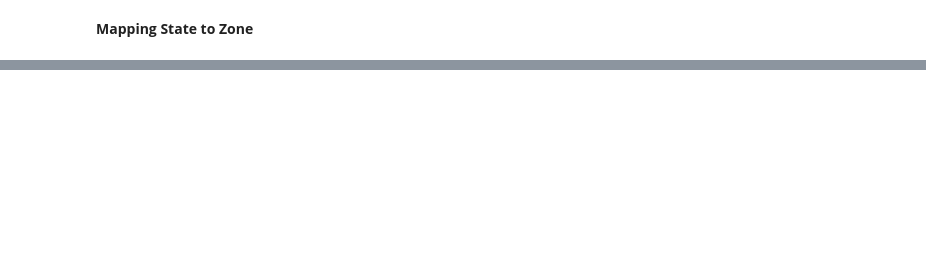
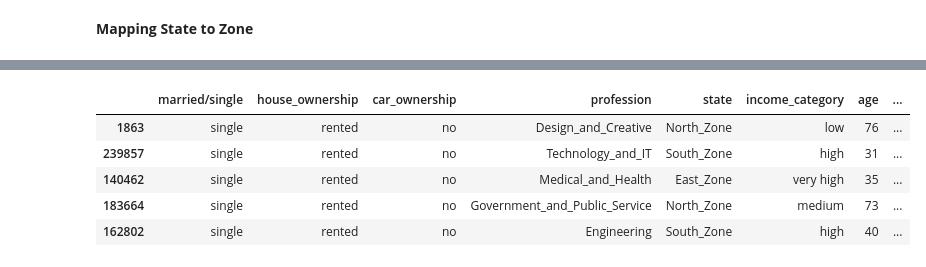
Before and after one commit to mfathul21/loan-prediction, a Jupyter notebook: Loan_Prediction_Based_on_Customers_Behaviour.ipynb, the cells around one changed output, grey strips where cells are left out. Cells and saved outputs as stored; diff of their text form; code cells hidden in the pictures; blank space fills up the shorter version.

```diff
--- a/Loan_Prediction_Based_on_Customers_Behaviour.ipynb
+++ b/Loan_Prediction_Based_on_Customers_Behaviour.ipynb
@@ -727,0 +791,18 @@ df
+# %%
+alpha = 0.05
+categorical_col = df.select_dtypes(['object', 'category']).columns
+
+for col in categorical_col:
+  obs = contingency_table('risk_flag', col)
+  rest = chi2_contingency(obs)
+  new_assign = pd.DataFrame({'column':[col], 'p_value':[rest.pvalue]})
+  df_test = pd.concat([df_test, new_assign], ignore_index=True)
+  print(col)
+  print(rest.pvalue)
+
+  if rest.pvalue < 0.05:
+    print('Ada cukup bukti tolak hipotesis nol')
+    print(f'Terdapat hubungan yang signifikan antara {col} dan Risk Flag \n')
+  else:
+    print('Tidak ada cukup bukti, gagal tolak hipotesis nol')
+    print(f'Tidak terdapat hubungan yang signifikan antara {col} dan Risk Flag \n')
@@ -727,0 +884,13 @@ df
+# %%
+features = df_test[df_test['p_value'] < 0.05]['column'].to_list()
+features.append('risk_flag')
+
+df_new = df[features]
+df_new.sample(5)
+# %% [output]
+|  | married/single | house_ownership | car_ownership | profession | state | income_category | age | ... |
+| 1863 | single | rented | no | Design_and_Creative | North_Zone | low | 76 | ... |
+| 239857 | single | rented | no | Technology_and_IT | South_Zone | high | 31 | ... |
+| 140462 | single | rented | no | Medical_and_Health | East_Zone | very high | 35 | ... |
+| 183664 | single | rented | no | Government_and_Public_Service | North_Zone | medium | 73 | ... |
+| 162802 | single | rented | no | Engineering | South_Zone | high | 40 | ... |
```
Also changed, not shown: parts of 53 cells of this notebook.
